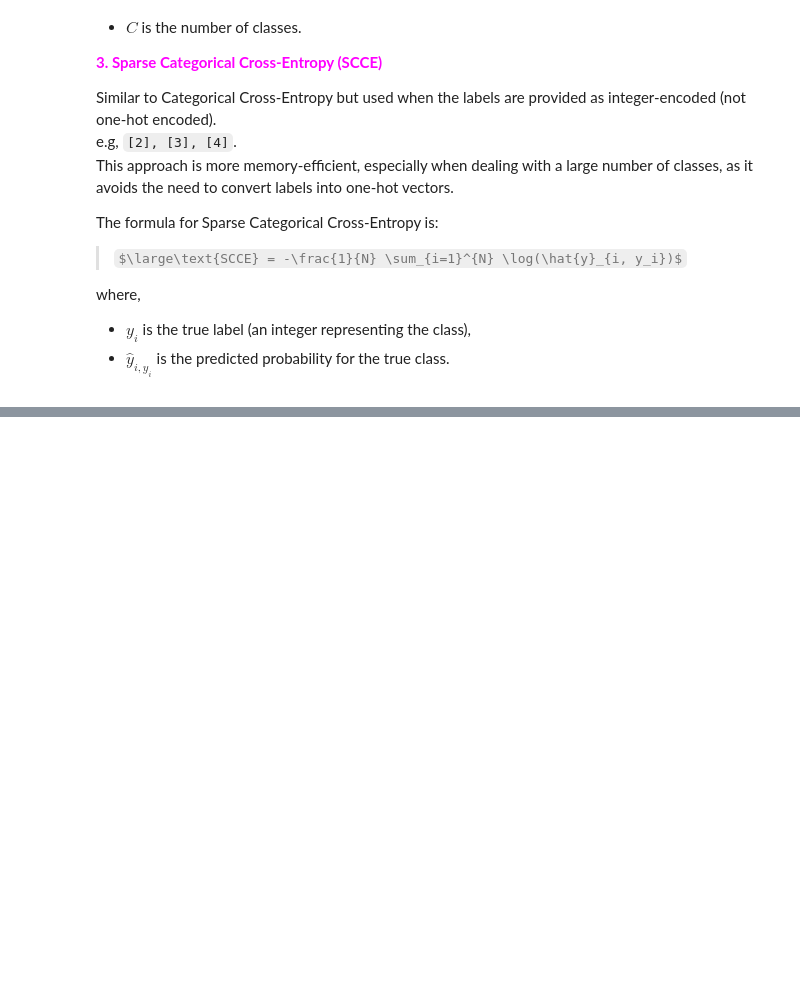
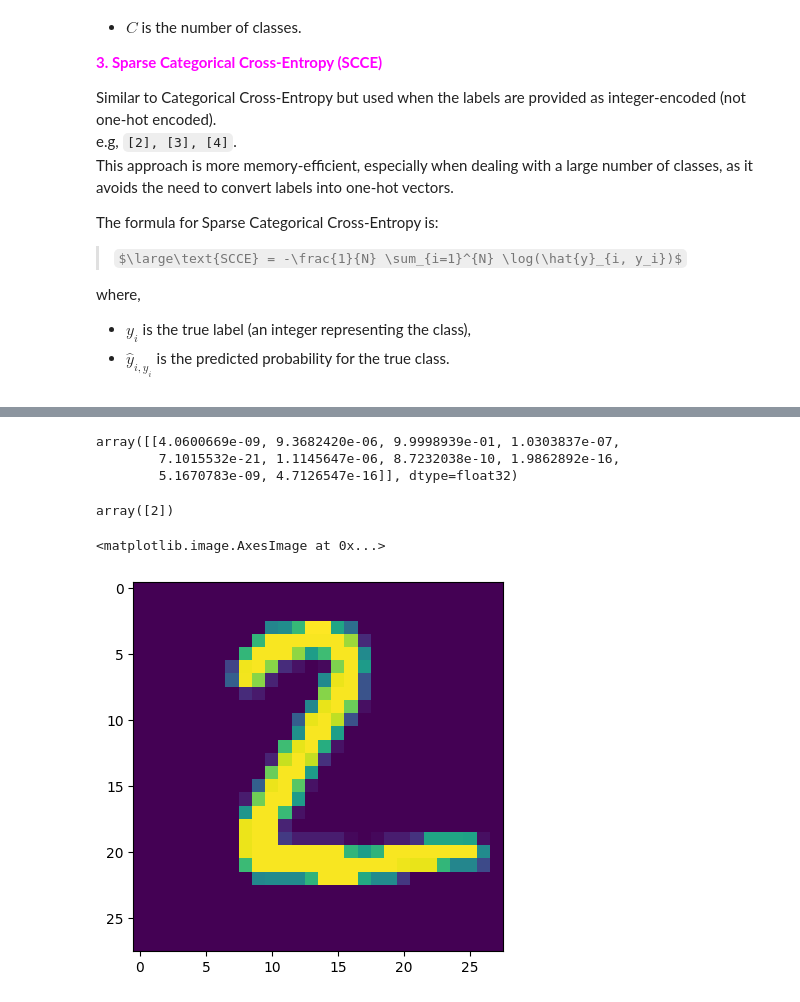
Before and after one commit to PrimEGameR123/DL, a Jupyter notebook: mnist/MNIST.ipynb, the cells around one changed output, grey strips where cells are left out. Cells and saved outputs as stored; diff of their text form; code cells hidden in the pictures; some formulas as TeX source; blank space fills up the shorter version.

```diff
--- a/mnist/MNIST.ipynb
+++ b/mnist/MNIST.ipynb
@@ -199,0 +348,15 @@ The formula for Sparse Categorical Cross-Entropy is:
+# %%
+preds
+# %% [output]
+array([[4.0600669e-09, 9.3682420e-06, 9.9998939e-01, 1.0303837e-07,
+        7.1015532e-21, 1.1145647e-06, 8.7232038e-10, 1.9862892e-16,
+        5.1670783e-09, 4.7126547e-16]], dtype=float32)
+# %%
+preds.argmax(axis=1)
+# %% [output]
+array([2])
+# %%
+plt.imshow(x_test[1])
+# %% [output]
+<matplotlib.image.AxesImage at 0x...>
+[figure, added]
```
Also changed, not shown: parts of 25 cells of this notebook.
